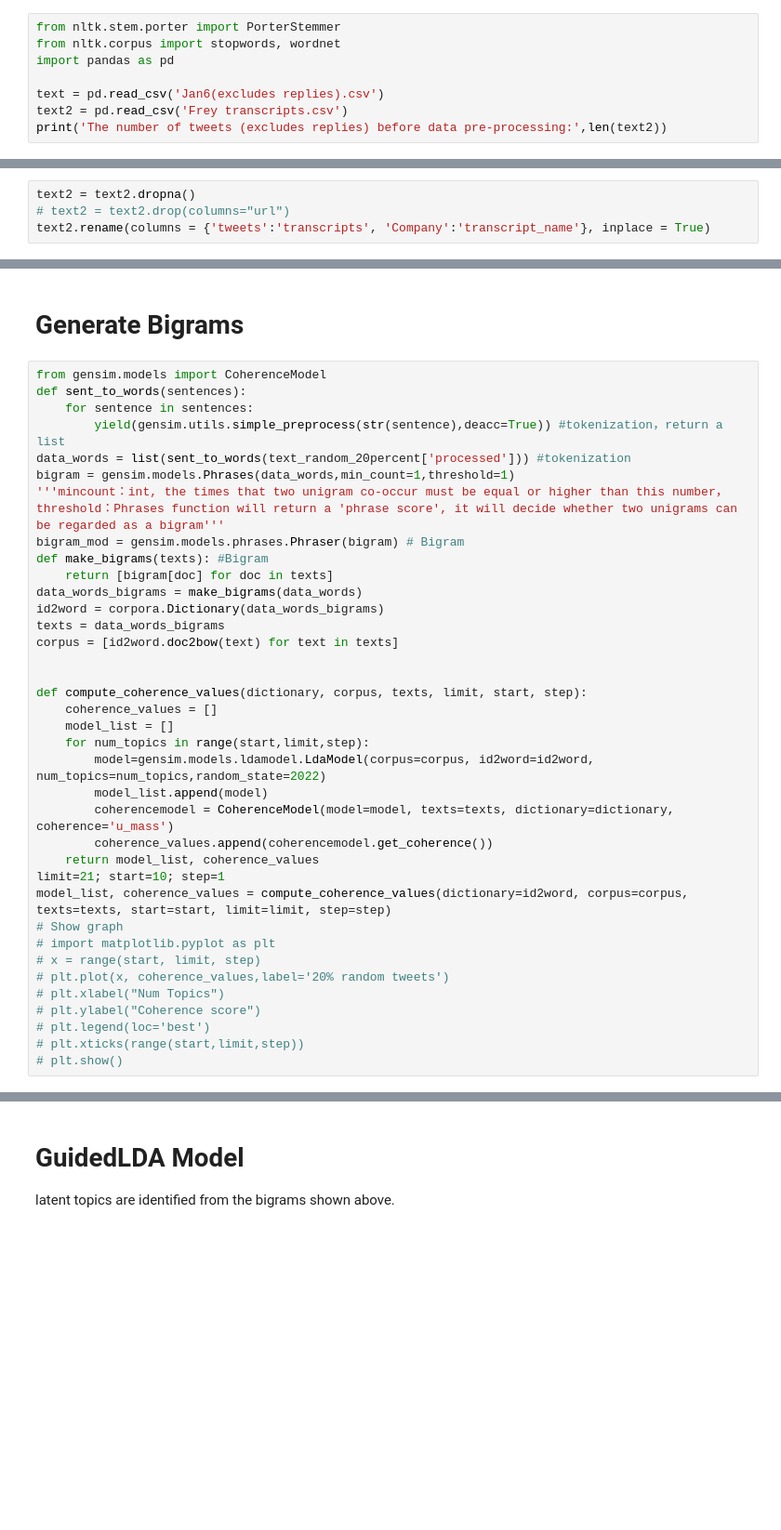
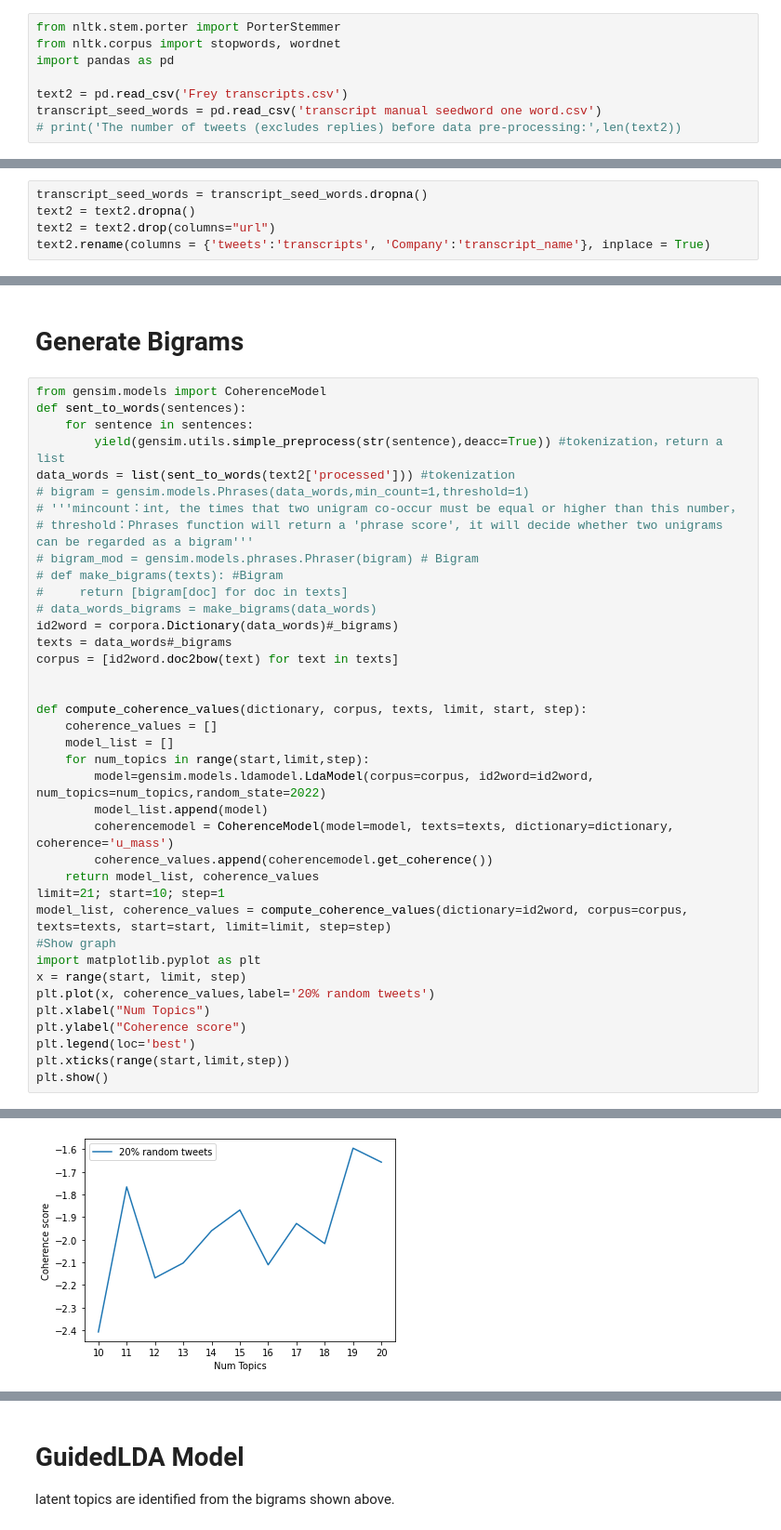
Before and after one commit to ntang2020/Frey-NLP-Python, a Jupyter notebook: Frey Topic Modeling.ipynb, the cells around one changed output, grey strips where cells are left out. Shown: that part at 93% size. Cells and saved outputs as stored; diff of their text form; blank space fills up the shorter version.

```diff
--- a/Frey Topic Modeling.ipynb
+++ b/Frey Topic Modeling.ipynb
@@ -5,12 +5,13 @@ from nltk.stem.porter import PorterStemmer
 from nltk.corpus import stopwords, wordnet
 import pandas as pd
 
-text = pd.read_csv('Jan6(excludes replies).csv')
 text2 = pd.read_csv('Frey transcripts.csv')
-print('The number of tweets (excludes replies) before data pre-processing:',len(text2))
+transcript_seed_words = pd.read_csv('transcript manual seedword one word.csv')
+# print('The number of tweets (excludes replies) before data pre-processing:',len(text2))
 # %% [output]
 The number of tweets (excludes replies) before data pre-processing: 6501
 # %%
+transcript_seed_words = transcript_seed_words.dropna()
 text2 = text2.dropna()
-# text2 = text2.drop(columns="url")
+text2 = text2.drop(columns="url")
 text2.rename(columns = {'tweets':'transcripts', 'Company':'transcript_name'}, inplace = True)
@@ -125,16 +108,16 @@ from gensim.models import CoherenceModel
 def sent_to_words(sentences):
     for sentence in sentences:
         yield(gensim.utils.simple_preprocess(str(sentence),deacc=True)) #tokenization，return a list
-data_words = list(sent_to_words(text_random_20percent['processed'])) #tokenization
-bigram = gensim.models.Phrases(data_words,min_count=1,threshold=1)
-'''mincount：int, the times that two unigram co-occur must be equal or higher than this number，
-threshold：Phrases function will return a 'phrase score', it will decide whether two unigrams can be regarded as a bigram'''
-bigram_mod = gensim.models.phrases.Phraser(bigram) # Bigram
-def make_bigrams(texts): #Bigram
-    return [bigram[doc] for doc in texts]
-data_words_bigrams = make_bigrams(data_words)
-id2word = corpora.Dictionary(data_words_bigrams)
-texts = data_words_bigrams
+data_words = list(sent_to_words(text2['processed'])) #tokenization
+# bigram = gensim.models.Phrases(data_words,min_count=1,threshold=1)
+# '''mincount：int, the times that two unigram co-occur must be equal or higher than this number，
+# threshold：Phrases function will return a 'phrase score', it will decide whether two unigrams can be regarded as a bigram'''
+# bigram_mod = gensim.models.phrases.Phraser(bigram) # Bigram
+# def make_bigrams(texts): #Bigram
+#     return [bigram[doc] for doc in texts]
+# data_words_bigrams = make_bigrams(data_words)
+id2word = corpora.Dictionary(data_words)#_bigrams)
+texts = data_words#_bigrams
 corpus = [id2word.doc2bow(text) for text in texts]
 
 
@@ -149,13 +132,13 @@ def compute_coherence_values(dictionary, corpus, texts, limit, start, step):
     return model_list, coherence_values
 limit=21; start=10; step=1
 model_list, coherence_values = compute_coherence_values(dictionary=id2word, corpus=corpus, texts=texts, start=start, limit=limit, step=step)
-# Show graph
-# import matplotlib.pyplot as plt
-# x = range(start, limit, step)
-# plt.plot(x, coherence_values,label='20% random tweets')
-# plt.xlabel("Num Topics")
-# plt.ylabel("Coherence score")
-# plt.legend(loc='best')
-# plt.xticks(range(start,limit,step))
-# plt.show()
+#Show graph
+import matplotlib.pyplot as plt
+x = range(start, limit, step)
+plt.plot(x, coherence_values,label='20% random tweets')
+plt.xlabel("Num Topics")
+plt.ylabel("Coherence score")
+plt.legend(loc='best')
+plt.xticks(range(start,limit,step))
+plt.show()
 # %% [output]
@@ -178,0 +162 @@ INFO:gensim.utils:LdaModel lifecycle event {'msg': 'trained LdaModel<num_terms=3
+[figure, added]
```
Also changed, not shown: parts of 23 cells of this notebook, 1 other file.
